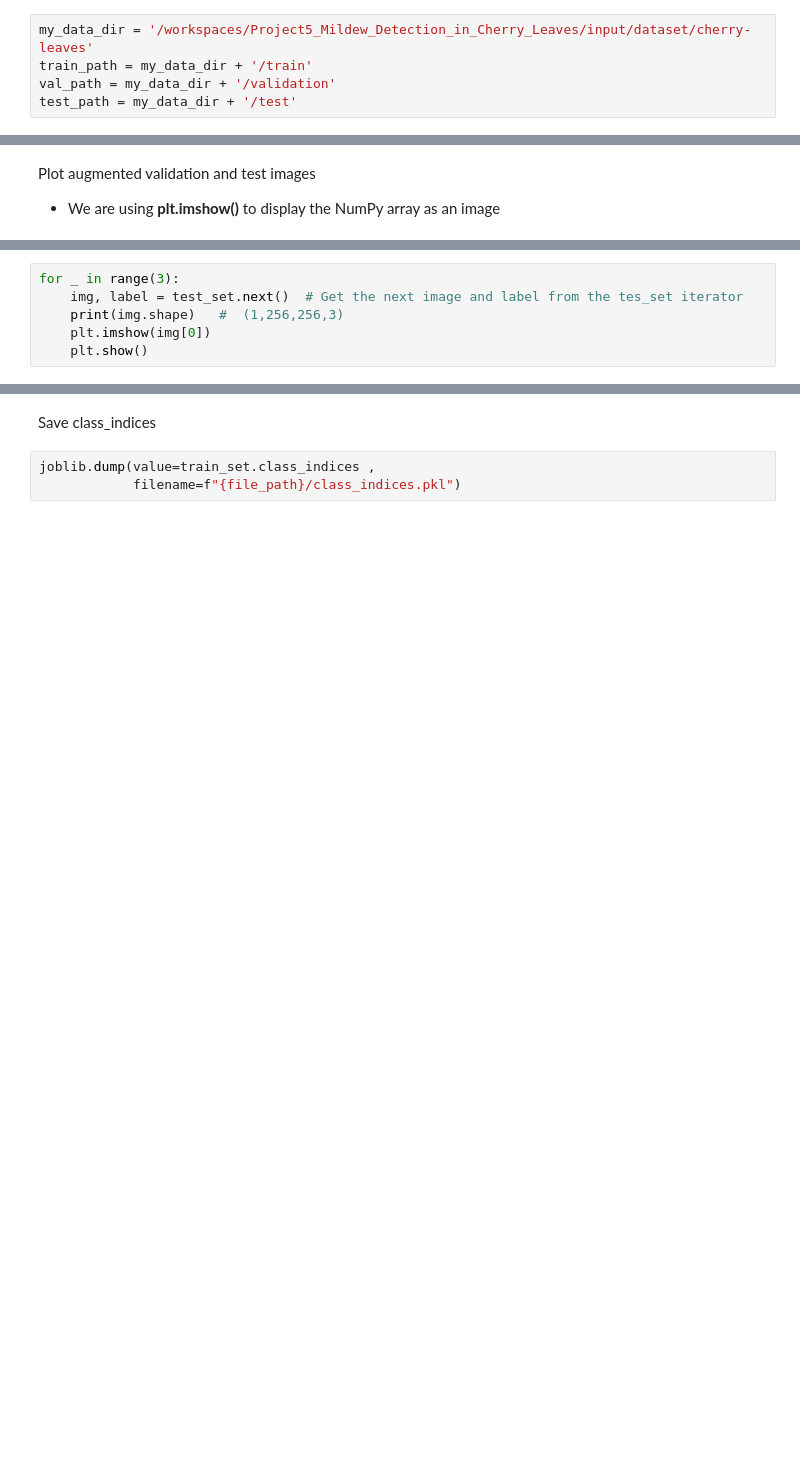
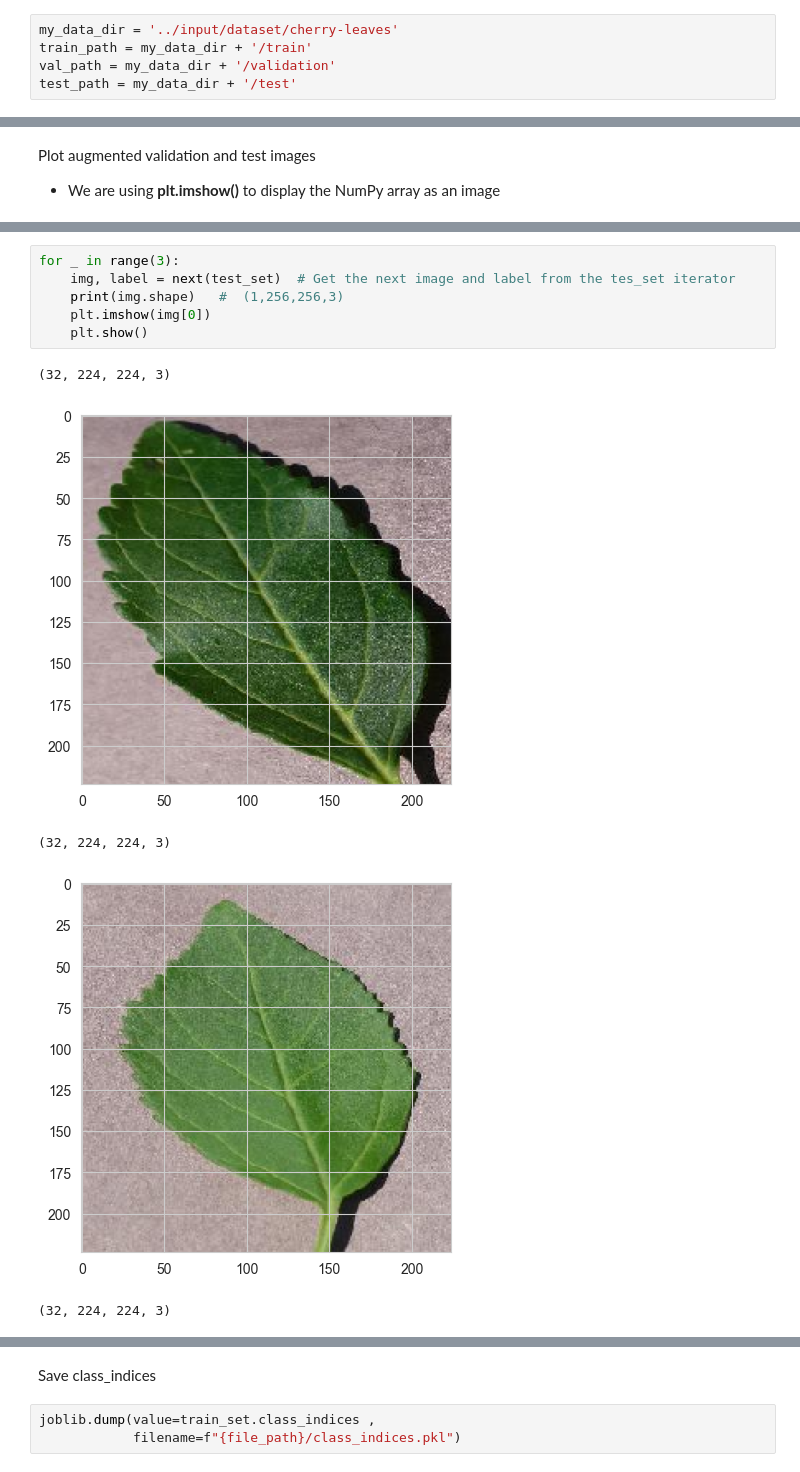
Before and after one commit to Bobrac3023/Project5_Mildew_Detection_in_Cherry_Leaves, a Jupyter notebook: jupyter_notebooks/Modeliling and Evaluation.ipynb, the cells around one changed output, grey strips where cells are left out. Cells and saved outputs as stored; diff of their text form; blank space fills up the shorter version.

```diff
--- a/jupyter_notebooks/Modeliling and Evaluation.ipynb
+++ b/jupyter_notebooks/Modeliling and Evaluation.ipynb
@@ -83,7 +81,7 @@ current_dir
 # %% [markdown]
 Set the Path for Train , Test and Validation datasets
 # %%
-my_data_dir = '/workspaces/Project5_Mildew_Detection_in_Cherry_Leaves/input/dataset/cherry-leaves'
+my_data_dir = '../input/dataset/cherry-leaves'
 train_path = my_data_dir + '/train'
 val_path = my_data_dir + '/validation'
 test_path = my_data_dir + '/test'
@@ -297,6 +351,12 @@ for _ in range(3):
 # %%
 for _ in range(3):
-    img, label = test_set.next()  # Get the next image and label from the tes_set iterator
+    img, label = next(test_set)  # Get the next image and label from the tes_set iterator
     print(img.shape)   #  (1,256,256,3)
     plt.imshow(img[0])
     plt.show()
+# %% [output]
+(32, 224, 224, 3)
+[figure, added]
+(32, 224, 224, 3)
+[figure, added]
+(32, 224, 224, 3)
```
Also changed, not shown: parts of 17 cells of this notebook, 5 other files.
